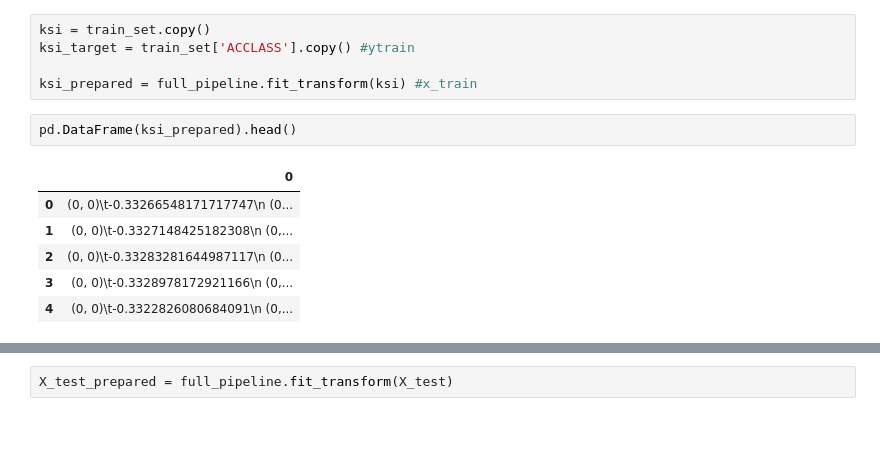
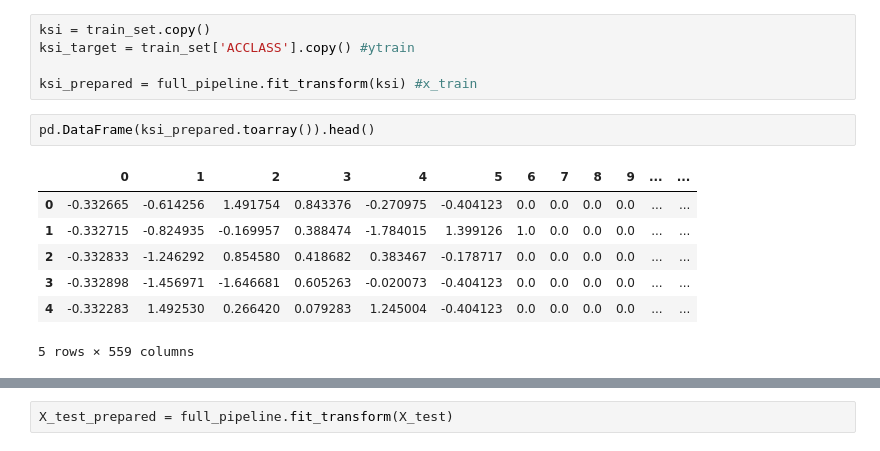
Before and after one commit to SalmaChaaban/COMP247_End_to_End_Project, a Jupyter notebook: GroupProjectv7.ipynb, the cells around one changed output, grey strips where cells are left out. Drawn from its saved outputs; the diff is of its cells as text.

Commit message:
Added .toarray() to convert sparse matrix into dense matrix, before conversion to dataframe (for testing purposes)

```diff
--- a/GroupProjectv7.ipynb
+++ b/GroupProjectv7.ipynb
@@ -917,14 +924,15 @@ ksi_target = train_set['ACCLASS'].copy() #ytrain
 
 ksi_prepared = full_pipeline.fit_transform(ksi) #x_train
 # %%
-pd.DataFrame(ksi_prepared).head()
+pd.DataFrame(ksi_prepared.toarray()).head()
 # %% [output]
-|  | 0 |
-| 0 | (0, 0)\t-0.33266548171717747\n (0... |
-| 1 | (0, 0)\t-0.3327148425182308\n (0,... |
-| 2 | (0, 0)\t-0.33283281644987117\n (0... |
-| 3 | (0, 0)\t-0.3328978172921166\n (0,... |
-| 4 | (0, 0)\t-0.3322826080684091\n (0,... |
+|  | 0 | 1 | 2 | 3 | 4 | 5 | 6 | 7 | 8 | 9 | ... | ... |
+| 0 | -0.332665 | -0.614256 | 1.491754 | 0.843376 | -0.270975 | -0.404123 | 0.0 | 0.0 | 0.0 | 0.0 | ... | ... |
+| 1 | -0.332715 | -0.824935 | -0.169957 | 0.388474 | -1.784015 | 1.399126 | 1.0 | 0.0 | 0.0 | 0.0 | ... | ... |
+| 2 | -0.332833 | -1.246292 | 0.854580 | 0.418682 | 0.383467 | -0.178717 | 0.0 | 0.0 | 0.0 | 0.0 | ... | ... |
+| 3 | -0.332898 | -1.456971 | -1.646681 | 0.605263 | -0.020073 | -0.404123 | 0.0 | 0.0 | 0.0 | 0.0 | ... | ... |
+| 4 | -0.332283 | 1.492530 | 0.266420 | 0.079283 | 1.245004 | -0.404123 | 0.0 | 0.0 | 0.0 | 0.0 | ... | ... |
+5 rows × 559 columns
 # %%
 #Fix the testing dataset
 X_test = test_set.copy()
```
Also changed, not shown: parts of 13 cells of this notebook.
